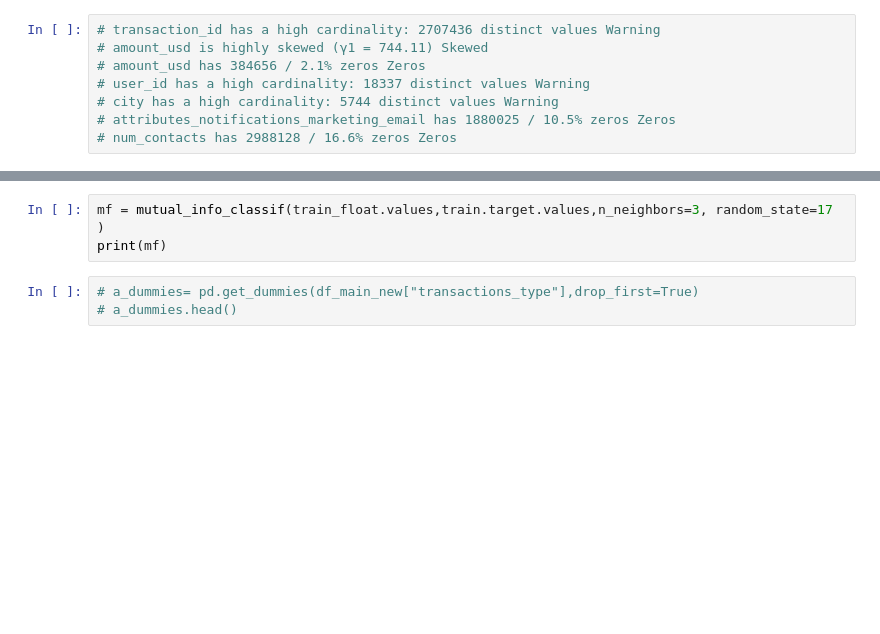
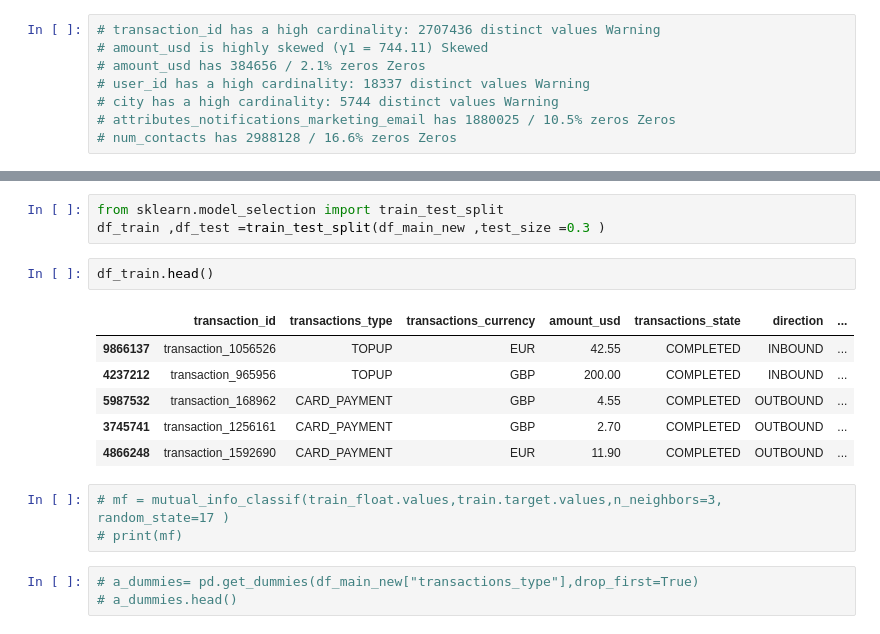
Before and after one commit to Rakesh2711/Revoultbankexam, a Jupyter notebook: Revoult_Exam.ipynb, the cells around one changed output, grey strips where cells are left out. Saved outputs shown, nothing was run; the diff lists cells and outputs as text; blank space fills up the shorter version.

```diff
--- a/Revoult_Exam.ipynb
+++ b/Revoult_Exam.ipynb
@@ -850,6 +850,18 @@ df_main_new.head()
+# %%
+from sklearn.model_selection import train_test_split
+df_train ,df_test =train_test_split(df_main_new ,test_size =0.3 )
+# %%
+df_train.head()
+# %% [output]
+|  | transaction_id | transactions_type | transactions_currency | amount_usd | transactions_state | direction | ... |
+| 9866137 | transaction_1056526 | TOPUP | EUR | 42.55 | COMPLETED | INBOUND | ... |
+| 4237212 | transaction_965956 | TOPUP | GBP | 200.00 | COMPLETED | INBOUND | ... |
+| 5987532 | transaction_168962 | CARD_PAYMENT | GBP | 4.55 | COMPLETED | OUTBOUND | ... |
+| 3745741 | transaction_1256161 | CARD_PAYMENT | GBP | 2.70 | COMPLETED | OUTBOUND | ... |
+| 4866248 | transaction_1592690 | CARD_PAYMENT | EUR | 11.90 | COMPLETED | OUTBOUND | ... |
 # %%
-mf = mutual_info_classif(train_float.values,train.target.values,n_neighbors=3, random_state=17 )
-print(mf)
+# mf = mutual_info_classif(train_float.values,train.target.values,n_neighbors=3, random_state=17 )
+# print(mf)
 # %%
 # a_dummies= pd.get_dummies(df_main_new["transactions_type"],drop_first=True)
 # a_dummies.head()
```
Also changed, not shown: parts of 35 cells of this notebook.
